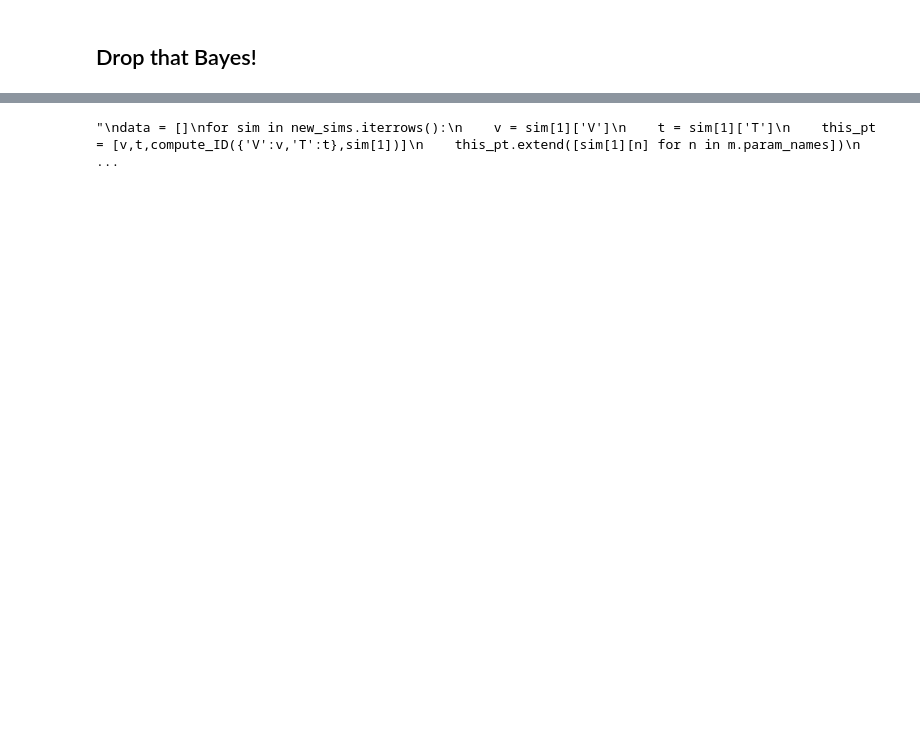
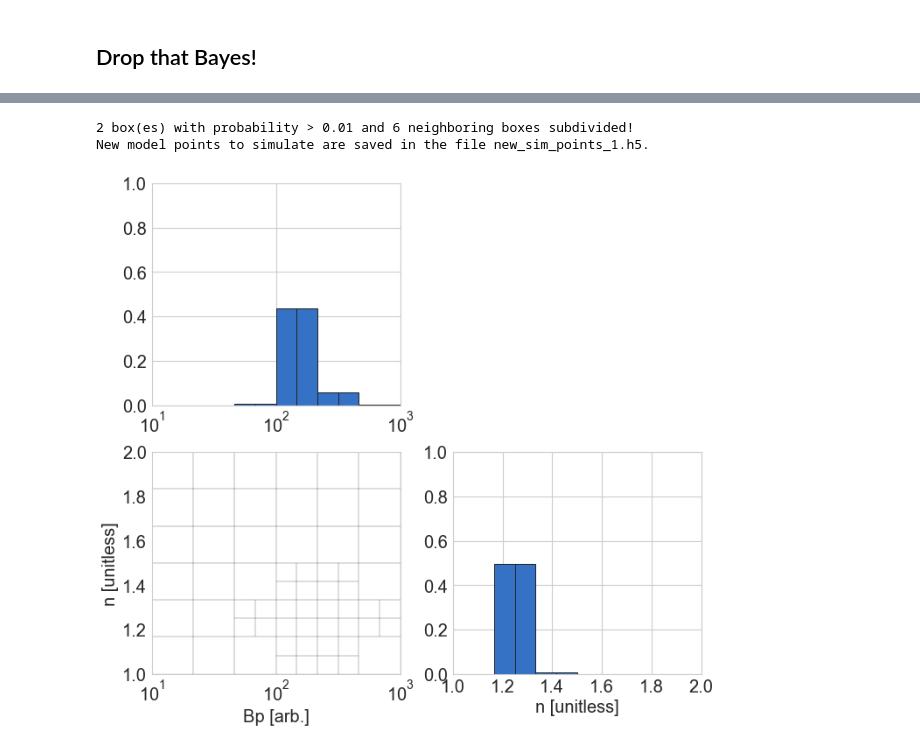
Before and after one commit to PV-Lab/bayesim, a Jupyter notebook: examples/diode/ideal_diode.ipynb, the cells around one changed output, grey strips where cells are left out. Drawn from its saved outputs; the diff is of its cells as text; code cells hidden in the pictures; blank space fills up the shorter version.

```diff
--- a/examples/diode/ideal_diode.ipynb
+++ b/examples/diode/ideal_diode.ipynb
@@ -131,5 +203,10 @@ That's it! When that function is called, `bayesim` also generates the full table
 # %%
-#m.subdivide(threshold_prob=0.001)
+m.subdivide(threshold_prob=0.01)
+# %% [output]
+2 box(es) with probability > 0.01 and 6 neighboring boxes subdivided!
+New model points to simulate are saved in the file new_sim_points_1.h5.
 # %%
-#m.probs.visualize(just_grid=True)
+m.probs.visualize(just_grid=True)
+# %% [output]
+[figure, added]
 # %%
@@ -137,7 +214,7 @@ That's it! When that function is called, `bayesim` also generates the full table
 # %%
 #new_sims.head()
 # %%
-"""
+
 data = []
 for sim in new_sims.iterrows():
     v = sim[1]['V']
@@ -149,7 +226,4 @@ columns = ['V','T','J']
 columns.extend(m.param_names)
 new_sim_data = pd.DataFrame.from_records(data=data,columns=columns)
 dd.io.save('new_sim_data.h5',new_sim_data)
-"""
-# %% [output]
-"\ndata = []\nfor sim in new_sims.iterrows():\n    v = sim[1]['V']\n    t = sim[1]['T']\n    this_pt = [v,t,compute_ID({'V':v,'T':t},sim[1])]\n    this_pt.extend([sim[1][n] for n in m.param_names])\n  ...
 # %%
```
Also changed, not shown: parts of 36 cells of this notebook, 2 other files.
